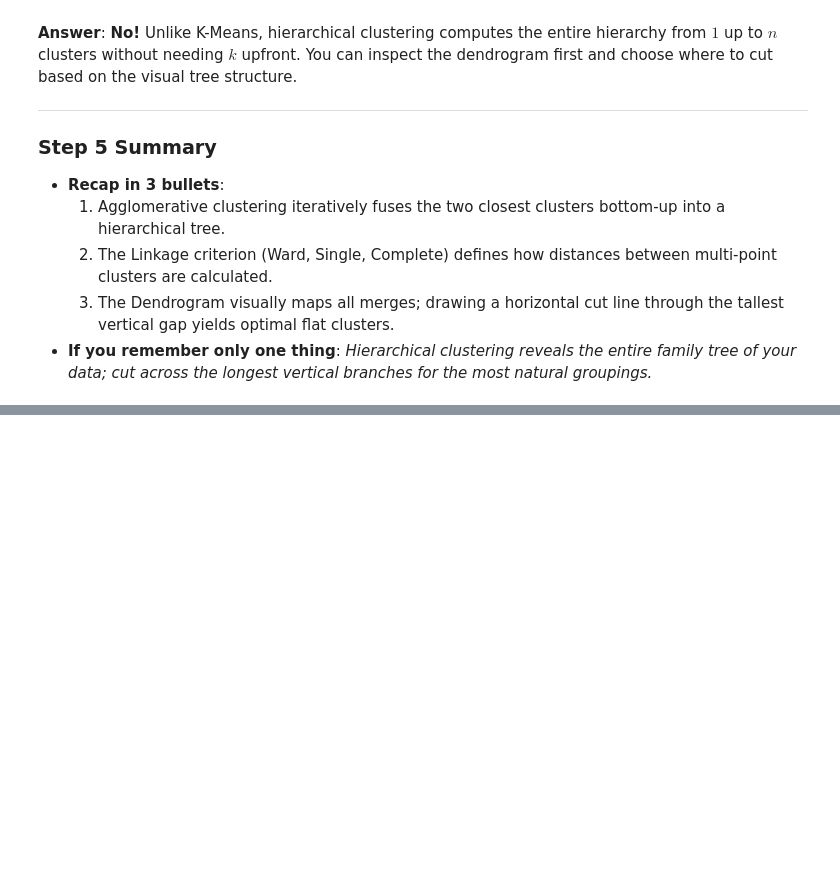
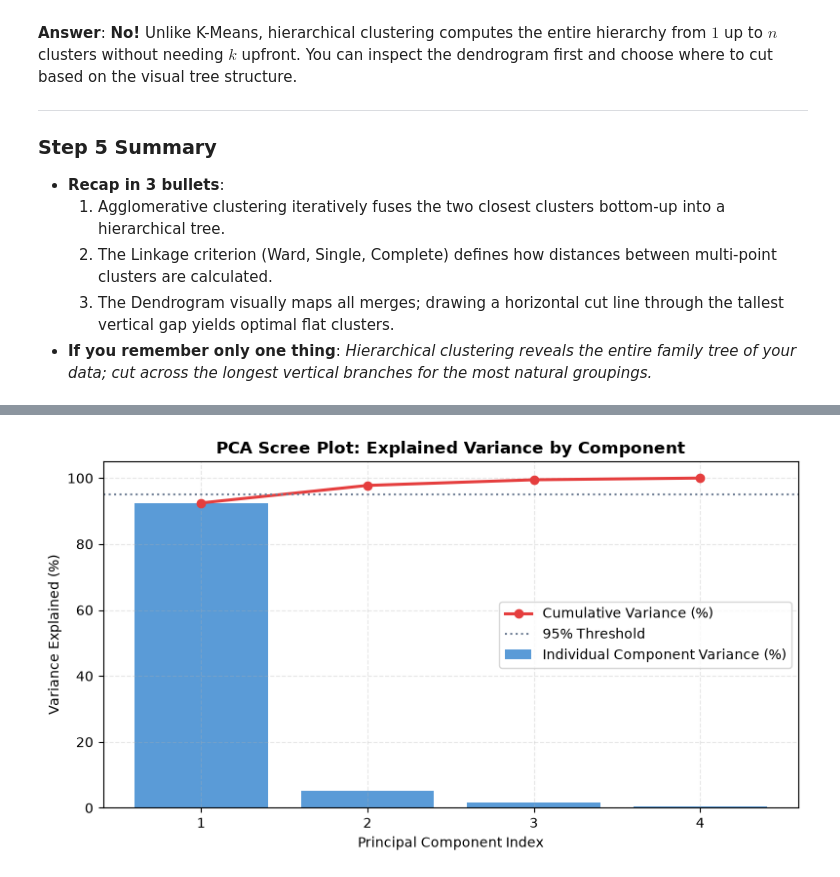
Before and after one commit to Arnav-Shrivastava/unsupervised-learning-zero-to-one, a Jupyter notebook: unsupervised_learning_zero_to_one.ipynb, the cells around one changed output, grey strips where cells are left out. Saved outputs shown, nothing was run; the diff lists cells and outputs as text; code cells hidden in the pictures; folded sections open; blank space fills up the shorter version.

Commit message:
feat: add PCA from scratch, scree plot, and failure demo

```diff
--- a/unsupervised_learning_zero_to_one.ipynb
+++ b/unsupervised_learning_zero_to_one.ipynb
@@ -1298,0 +1417,21 @@ Cutting the dendrogram where vertical lines are very short and densely packed. S
+# %%
+# Step 6.1 Code: Verifying PCAScratch Against Sklearn
+from sklearn.decomposition import PCA
+from sklearn.datasets import load_iris
+
+# Load 4-dimensional benchmark dataset
+iris = load_iris()
+X_iris = iris.data
+
+# 1. Fit Scratch PCA
+pca_scratch = PCAScratch(n_components=2).fit(X_iris)
+X_proj_scratch = pca_scratch.transform(X_iris)
+
+# 2. Fit Official Sklearn PCA
+pca_sklearn = PCA(n_components=2).fit(X_iris)
+X_proj_sklearn = pca_sklearn.transform(X_iris)
+
+print("--- Explained Variance Ratio Comparison ---")
+print(f"Scratch: {pca_scratch.explained_variance_ratio_}")
+print(f"Sklearn: {pca_sklearn.explained_variance_ratio_}")
+print(f"Difference: {np.max(np.abs(pca_scratch.explained_variance_ratio_ - pca_sklearn.explained_variance_ratio_)):.1e}")
@@ -1298,0 +1453,22 @@ Cutting the dendrogram where vertical lines are very short and densely packed. S
+# %%
+# Step 6.2 Plot: The Scree Plot of Explained Variance
+pca_full = PCA().fit(X_iris)
+exp_var = pca_full.explained_variance_ratio_
+cum_var = np.cumsum(exp_var)
+
+fig, ax1 = plt.subplots(figsize=(8, 4.5))
+
+# Bar chart of individual variance
+bars = ax1.bar(range(1, 5), exp_var * 100, color='#3182CE', alpha=0.8, label='Individual Component Variance (%)')
+# Step/line chart of cumulative variance
+ax1.plot(range(1, 5), cum_var * 100, color='#E53E3E', marker='o', linewidth=2.2, label='Cumulative Variance (%)')
+ax1.axhline(y=95, color='#718096', linestyle=':', label='95% Threshold')
+
+ax1.set_title("PCA Scree Plot: Explained Variance by Component", fontsize=12, fontweight='bold')
+ax1.set_xlabel("Principal Component Index", fontsize=10); ax1.set_ylabel("Variance Explained (%)", fontsize=10)
+ax1.set_xticks(range(1, 5))
+ax1.legend(loc='center right'); ax1.grid(True, linestyle='--', alpha=0.3)
+plt.tight_layout()
+plt.show()
+# %% [output]
+[figure, added]
```
Also changed, not shown: parts of 13 cells of this notebook.
